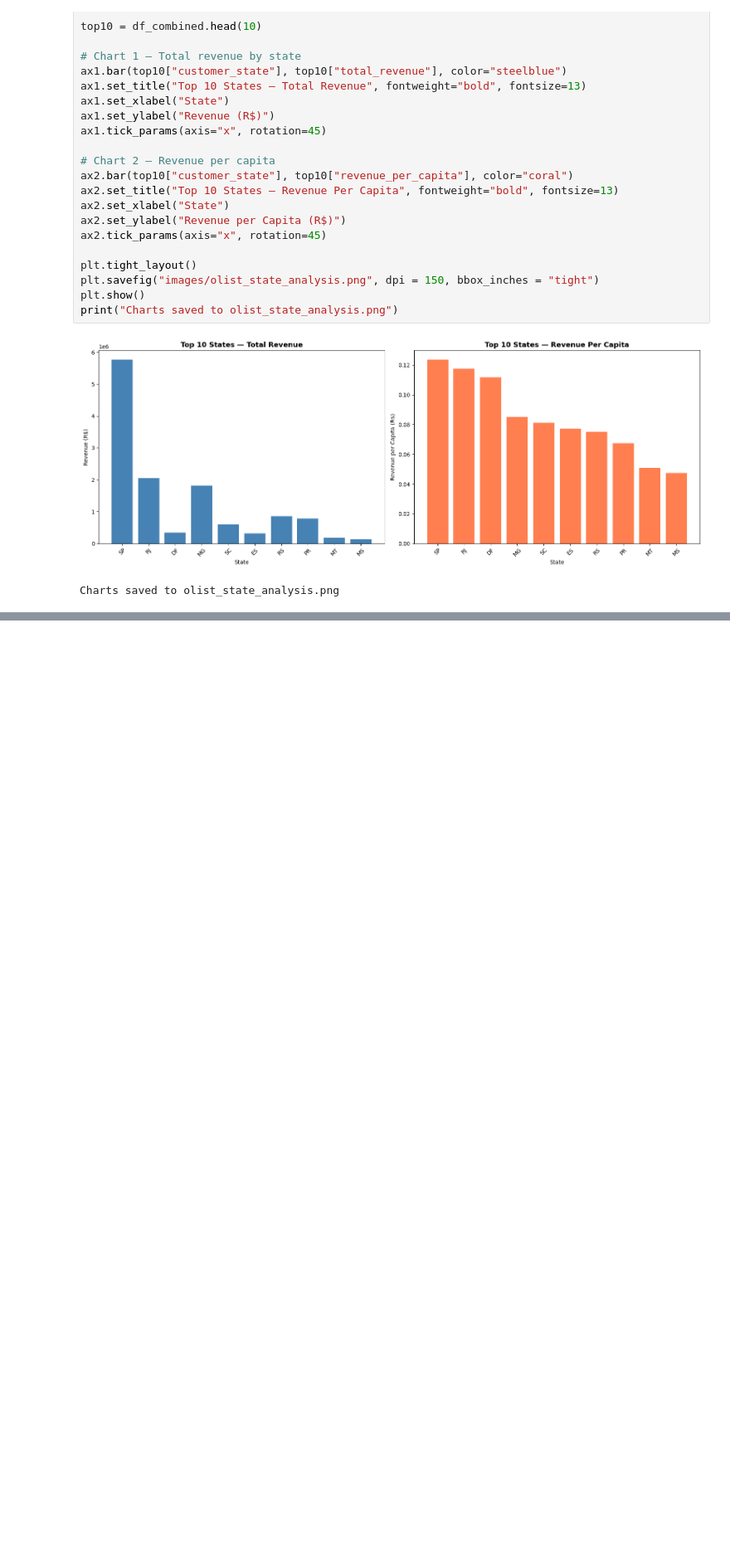
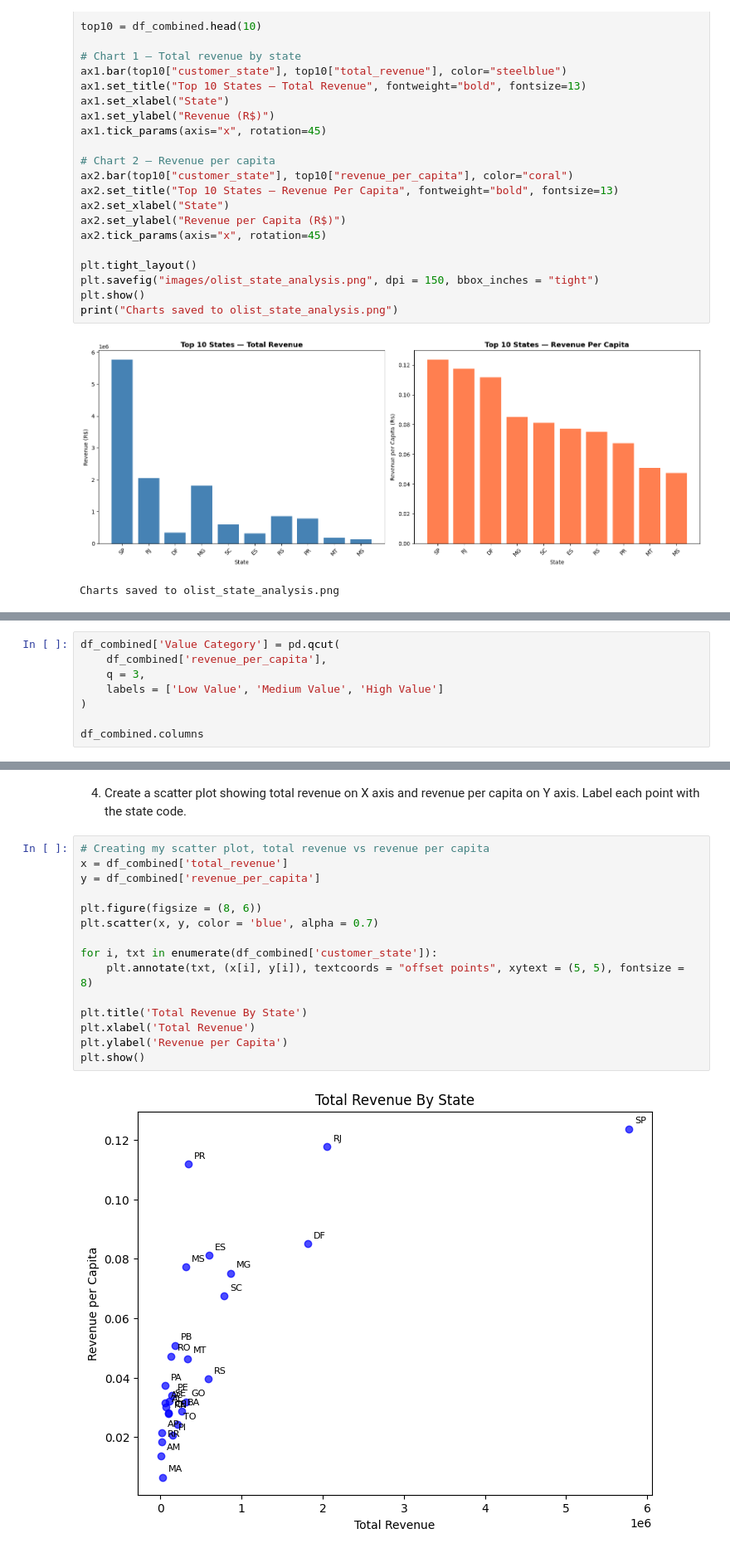
Before and after one commit to Alaninja1209/Data-Engineering-Portfolio, a Jupyter notebook: python_data_practice/week2_wednesday_alan.ipynb, the cells around one changed output, grey strips where cells are left out. Shown at 83% size. Saved outputs shown, nothing was run; the diff lists cells and outputs as text; blank space fills up the shorter version.

Commit message:
Scatter plot, filter and classify task

```diff
--- a/python_data_practice/week2_wednesday_alan.ipynb
+++ b/python_data_practice/week2_wednesday_alan.ipynb
@@ -236,0 +260,8 @@ Charts saved to olist_state_analysis.png
+# %%
+df_combined['Value Category'] = pd.qcut(
+    df_combined['revenue_per_capita'],
+    q = 3,
+    labels = ['Low Value', 'Medium Value', 'High Value']
+)
+
+df_combined.columns
@@ -236,0 +292,19 @@ Charts saved to olist_state_analysis.png
+# %% [markdown]
+4. Create a scatter plot showing total revenue on X axis and revenue per capita on Y axis. Label each point with the state code.
+# %%
+# Creating my scatter plot, total revenue vs revenue per capita
+x = df_combined['total_revenue']
+y = df_combined['revenue_per_capita']
+
+plt.figure(figsize = (8, 6))
+plt.scatter(x, y, color = 'blue', alpha = 0.7)
+
+for i, txt in enumerate(df_combined['customer_state']):
+    plt.annotate(txt, (x[i], y[i]), textcoords = "offset points", xytext = (5, 5), fontsize = 8)
+
+plt.title('Total Revenue By State')
+plt.xlabel('Total Revenue')
+plt.ylabel('Revenue per Capita')
+plt.show()
+# %% [output]
+[figure, added]
```
Also changed, not shown: parts of 7 cells of this notebook.
